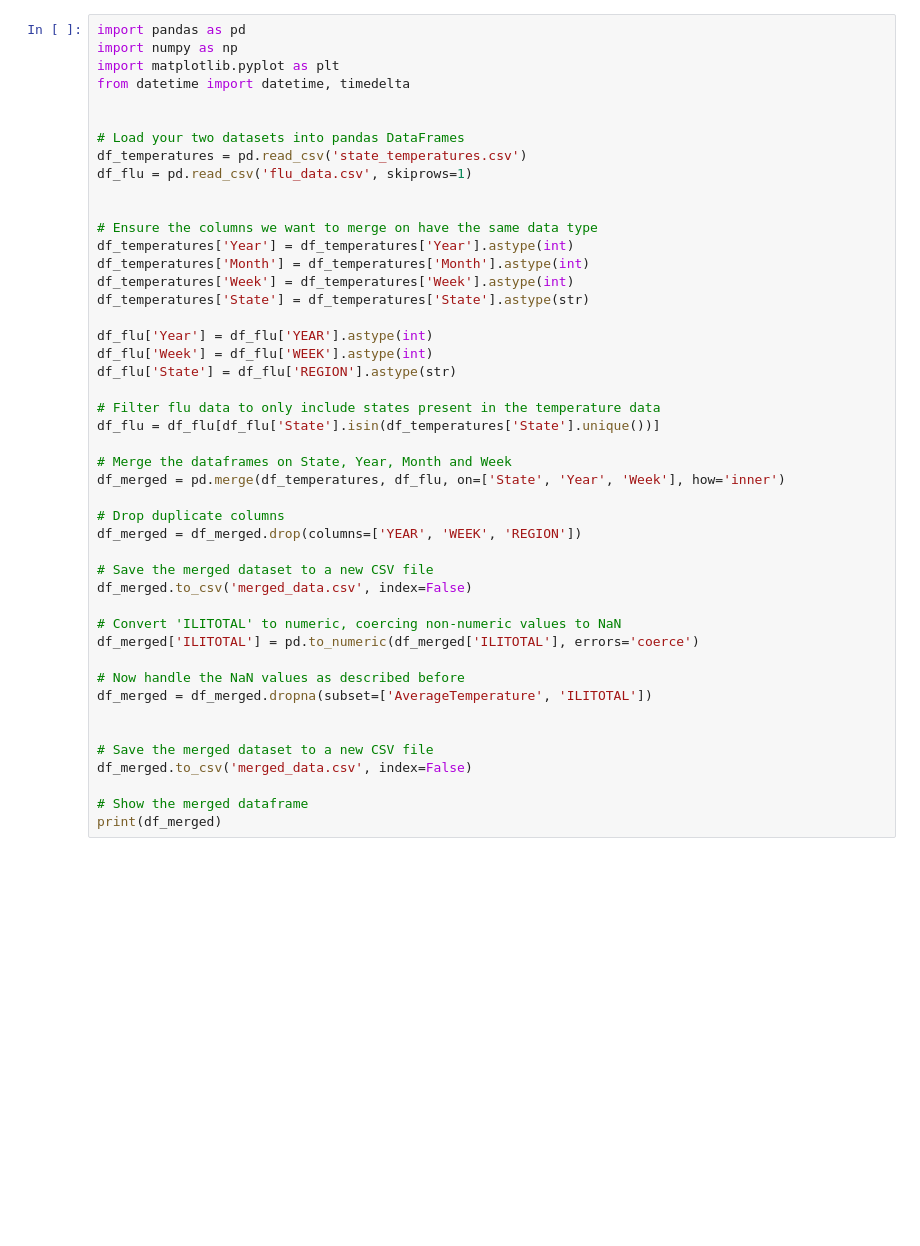
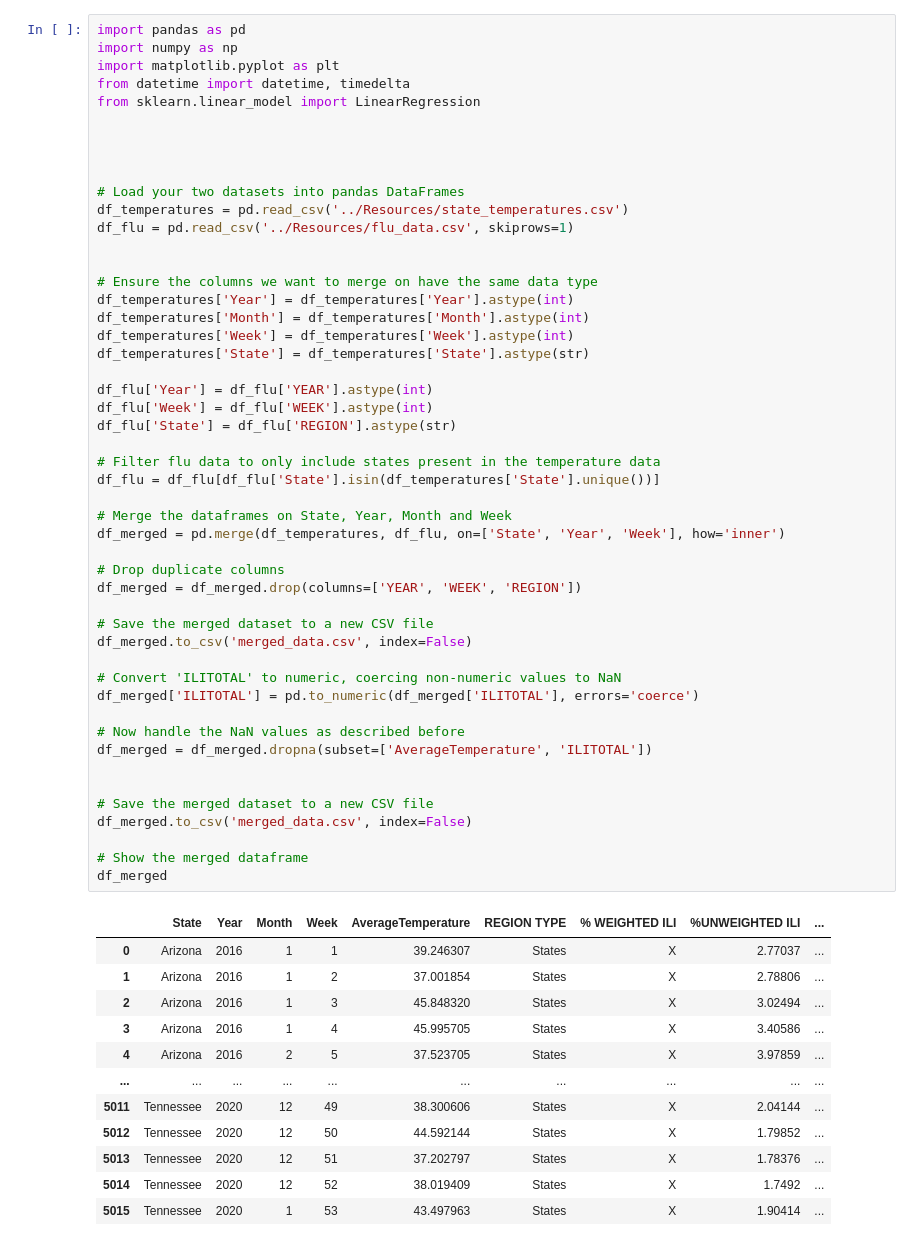
Before and after one commit to anthjordan/project-1, a Jupyter notebook: Weather_py/merge-and-analysis-script.ipynb, the cells around one changed output. Drawn from its saved outputs; the diff is of its cells as text; blank space fills up the shorter version.

```diff
--- a/Weather_py/merge-and-analysis-script.ipynb
+++ b/Weather_py/merge-and-analysis-script.ipynb
@@ -3,11 +3,14 @@ import pandas as pd
 import numpy as np
 import matplotlib.pyplot as plt
 from datetime import datetime, timedelta
+from sklearn.linear_model import LinearRegression
+
+
 
 
 # Load your two datasets into pandas DataFrames
-df_temperatures = pd.read_csv('state_temperatures.csv')
-df_flu = pd.read_csv('flu_data.csv', skiprows=1)
+df_temperatures = pd.read_csv('../Resources/state_temperatures.csv')
+df_flu = pd.read_csv('../Resources/flu_data.csv', skiprows=1)
 
 
 # Ensure the columns we want to merge on have the same data type
@@ -17,31 +20,43 @@ df_temperatures['Week'] = df_temperatures['Week'].astype(int)
 df_temperatures['State'] = df_temperatures['State'].astype(str)
 
 df_flu['Year'] = df_flu['YEAR'].astype(int)
 df_flu['Week'] = df_flu['WEEK'].astype(int)
 df_flu['State'] = df_flu['REGION'].astype(str)
 
 # Filter flu data to only include states present in the temperature data
 df_flu = df_flu[df_flu['State'].isin(df_temperatures['State'].unique())]
 
 # Merge the dataframes on State, Year, Month and Week
 df_merged = pd.merge(df_temperatures, df_flu, on=['State', 'Year', 'Week'], how='inner')
 
 # Drop duplicate columns
 df_merged = df_merged.drop(columns=['YEAR', 'WEEK', 'REGION'])
 
 # Save the merged dataset to a new CSV file
 df_merged.to_csv('merged_data.csv', index=False)
 
 # Convert 'ILITOTAL' to numeric, coercing non-numeric values to NaN
 df_merged['ILITOTAL'] = pd.to_numeric(df_merged['ILITOTAL'], errors='coerce')
 
 # Now handle the NaN values as described before
 df_merged = df_merged.dropna(subset=['AverageTemperature', 'ILITOTAL'])
 
 
 # Save the merged dataset to a new CSV file
 df_merged.to_csv('merged_data.csv', index=False)
 
 # Show the merged dataframe
-print(df_merged)
+df_merged
 # %% [output]
+|  | State | Year | Month | Week | AverageTemperature | REGION TYPE | % WEIGHTED ILI | %UNWEIGHTED ILI | ... |
+| 0 | Arizona | 2016 | 1 | 1 | 39.246307 | States | X | 2.77037 | ... |
+| 1 | Arizona | 2016 | 1 | 2 | 37.001854 | States | X | 2.78806 | ... |
+| 2 | Arizona | 2016 | 1 | 3 | 45.848320 | States | X | 3.02494 | ... |
+| 3 | Arizona | 2016 | 1 | 4 | 45.995705 | States | X | 3.40586 | ... |
+| 4 | Arizona | 2016 | 2 | 5 | 37.523705 | States | X | 3.97859 | ... |
+| ... | ... | ... | ... | ... | ... | ... | ... | ... | ... |
+| 5011 | Tennessee | 2020 | 12 | 49 | 38.300606 | States | X | 2.04144 | ... |
+| 5012 | Tennessee | 2020 | 12 | 50 | 44.592144 | States | X | 1.79852 | ... |
+| 5013 | Tennessee | 2020 | 12 | 51 | 37.202797 | States | X | 1.78376 | ... |
+| 5014 | Tennessee | 2020 | 12 | 52 | 38.019409 | States | X | 1.7492 | ... |
+| 5015 | Tennessee | 2020 | 1 | 53 | 43.497963 | States | X | 1.90414 | ... |
```
Also changed, not shown: parts of 7 cells of this notebook, 6 other files.
